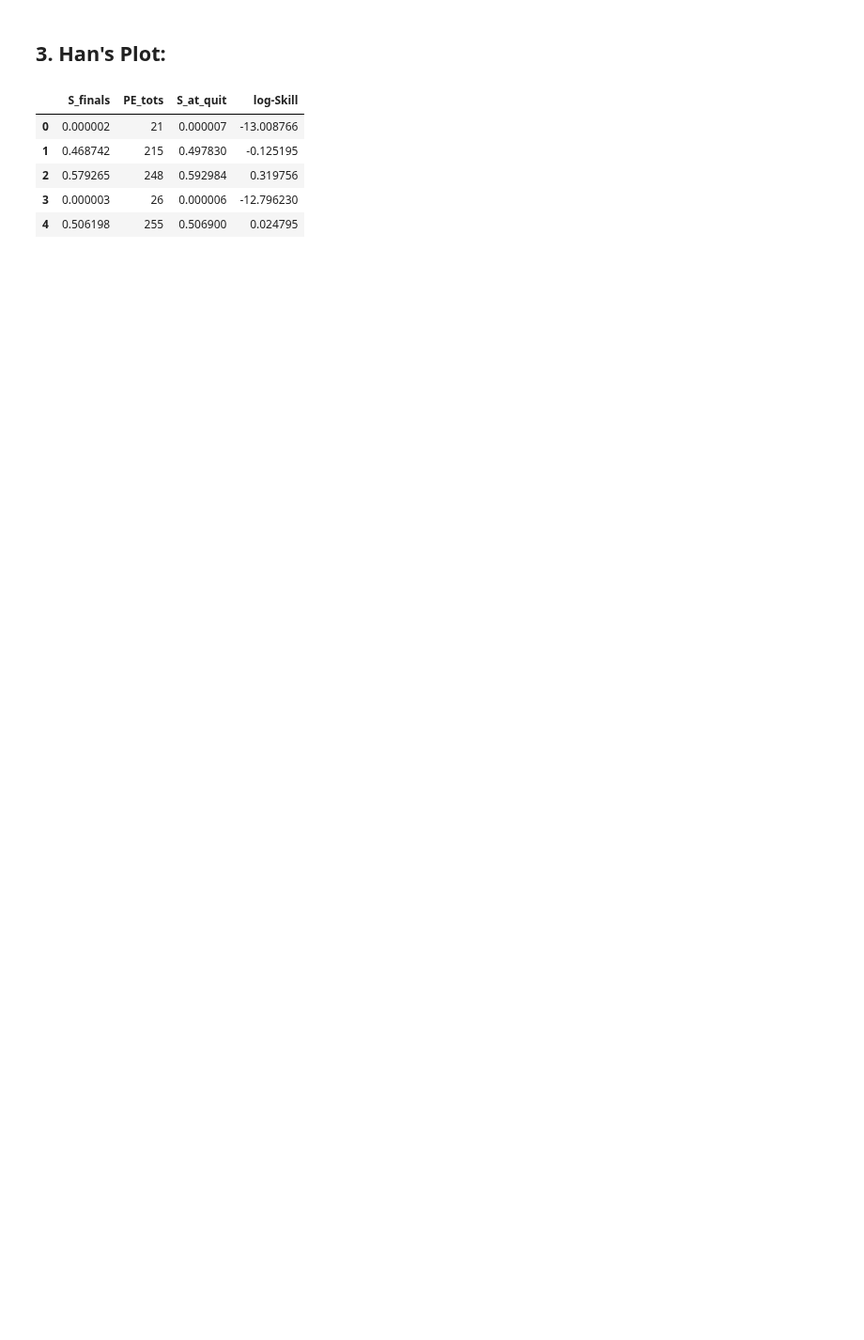
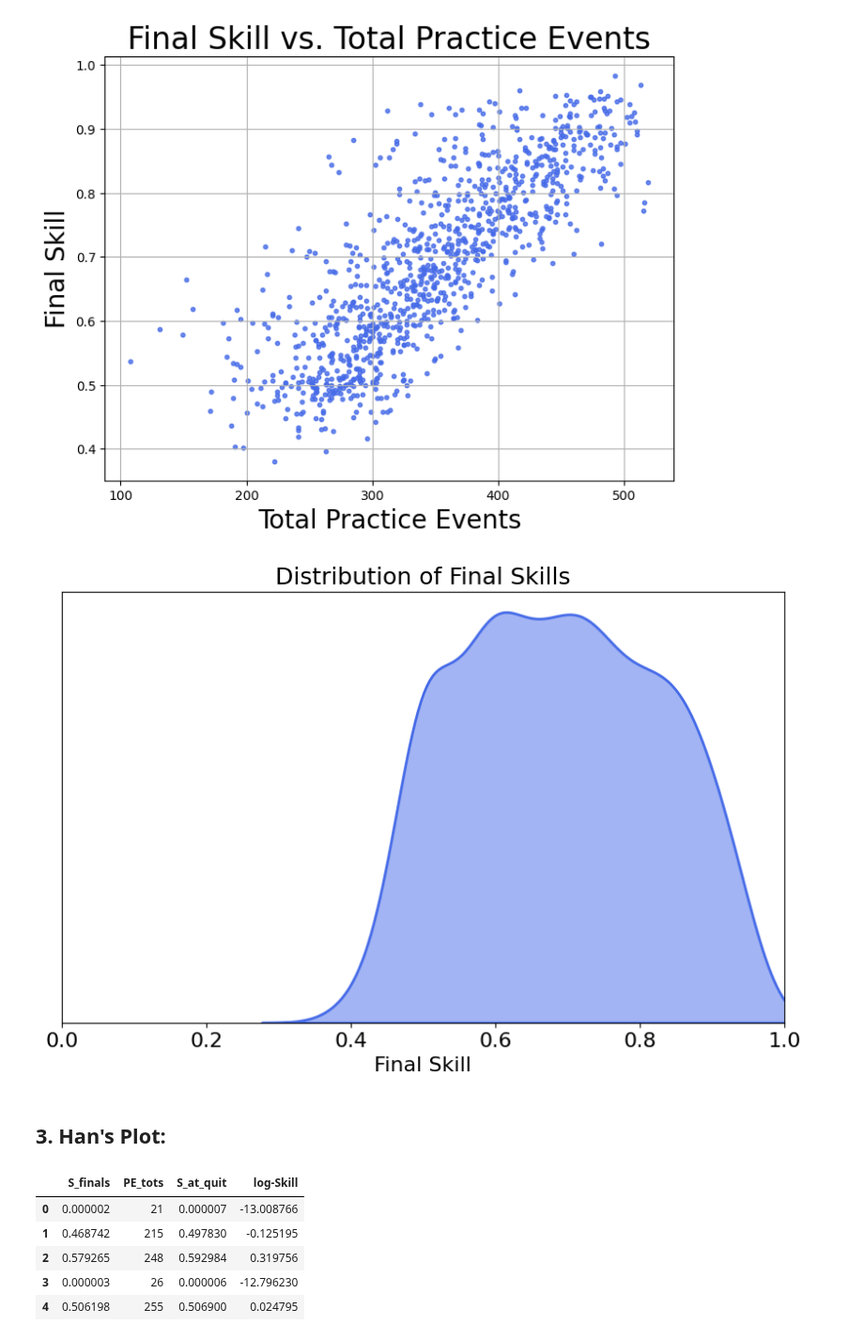
Before and after one commit to plaskar/rps_model, a Jupyter notebook: notebooks/Individual Differences.ipynb, the cells around one changed output. Shown at 94% size. Cells and saved outputs as stored; diff of their text form; code cells hidden in the pictures; blank space fills up the shorter version.

```diff
--- a/notebooks/Individual Differences.ipynb
+++ b/notebooks/Individual Differences.ipynb
@@ -222,3 +312,65 @@ plt.show()
+# %%
+
+
+## --- Scatter plot - final skill vs. total practice events ------
+plt.figure(figsize=(8, 6))
+plt.scatter(df_exp_ID_alpha['PE_tots'], df_exp_ID_alpha['S_finals'],
+            s=10, color=concave_colour, alpha=0.8)
+plt.title('Final Skill vs. Total Practice Events', fontsize=24)
+plt.ylabel('Final Skill', fontsize=20)
+plt.xlabel('Total Practice Events', fontsize=20)
+#plt.xlim(0, 1)
+#plt.ylim(0, 100)
+plt.grid(True)
+plt.savefig('../plots/exp_ID_Sf_vs_Ptot.jpg', dpi=plot_dpi, bbox_inches='tight')
+plt.show()
+
+
+
+## --- Scatter plot - Skill at quit vs. total practice events ------
+# plt.figure(figsize=(8, 6))
+# plt.scatter(df_ID_alpha['PE_tots'], df_ID_alpha['S_at_quit'],
+#             s=10, color=sigmoid_colour, alpha=0.8)
+# plt.title('Skill at Quit vs. Total Practice Events', fontsize=24)
+# plt.ylabel('Skill at Quit', fontsize=20)
+# plt.xlabel('Total Practice Events', fontsize=20)
+# #plt.xlim(0, 1)
+# #plt.ylim(0, 100)
+# plt.grid(True)
+# plt.savefig('../plots/ID_SQuit_vs_Ptot.jpg', dpi=plot_dpi, bbox_inches='tight')
+# plt.show()
+
+
+
+# ------ Distribution of Final Skills ------
+plt.figure(figsize=(10, 6))
+
+# Create the distribution plot
+sns.kdeplot(
+    data=df_exp_ID_alpha['S_finals'],
+    color=concave_colour,
+    fill=True,
+    alpha=0.5,
+    linewidth=2,
+    #bw_adjust=bw_adjust
+    bw_adjust=1
+)
+
+
+# tick-params:
+plt.tick_params(left = True, right = False , labelleft = True)
+plt.xticks(fontsize=16)
+plt.xlim([0,1])
+plt.yticks([], fontsize=16)
+plt.ylabel('', fontsize=16)
+plt.xlabel('Final Skill', fontsize=16)
+plt.title('Distribution of Final Skills', fontsize=18)
+
+plt.savefig('../plots/exp_ID_alpha_final_skills.jpg', dpi=plot_dpi, bbox_inches='tight')
+plt.show()
+# %% [output]
+[figure, added]
+[figure, added]
 # %% [markdown]
 ## 3. Han's Plot:
 # %%
```
Also changed, not shown: parts of 15 cells of this notebook, 40 other files.
